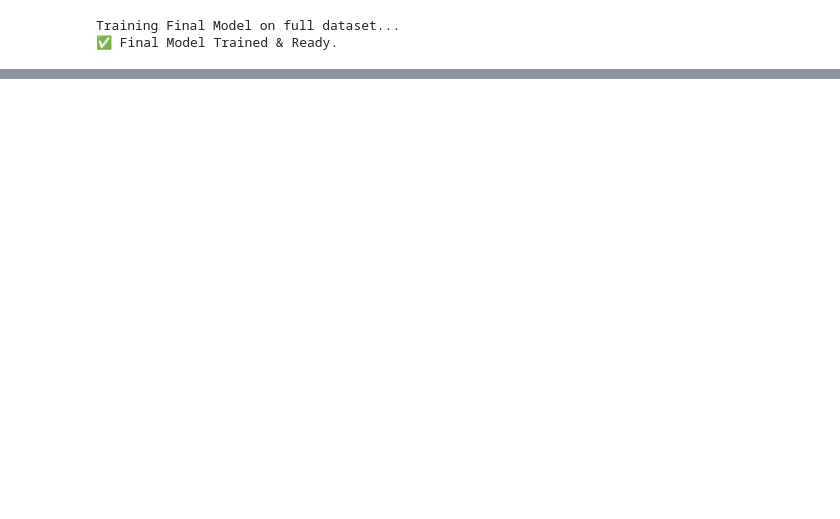
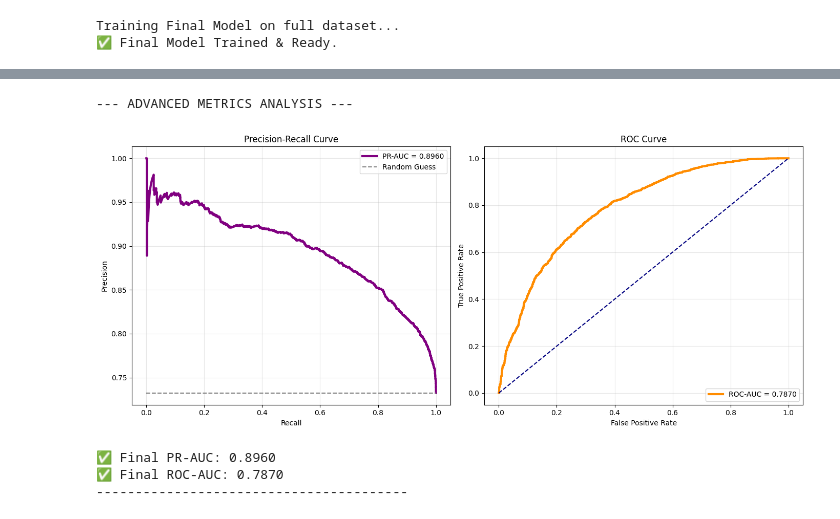
Before and after one commit to NovyQuant/Retention-Analysis-Churn-Risk-Scoring-System, a Jupyter notebook: Retention-Analysis.ipynb, the cells around one changed output, grey strips where cells are left out. Cells and saved outputs as stored; diff of their text form; code cells hidden in the pictures; blank space fills up the shorter version.

Commit message:
i've added ROC, PR curve and created the requierements.txt file

```diff
--- a/Retention-Analysis.ipynb
+++ b/Retention-Analysis.ipynb
@@ -303,6 +300,55 @@ Classification Report:
    macro avg       0.70      0.71      0.70      5656
 weighted avg       0.77      0.76      0.76      5656
 [figure]
+# %%
+# STEP 5b: Advanced Model Evaluation (PR-AUC & ROC-AUC)
+
+print("--- ADVANCED METRICS ANALYSIS ---\n")
+
+# 1. Get Probabilities
+y_probs = final_model.predict_proba(X_test)[:, 1]
+
+# 2. Calculate Precision-Recall Curve (Crucial for Imbalanced Data)
+precision, recall, _ = precision_recall_curve(y_test, y_probs)
+pr_auc = auc(recall, precision)
+
+# 3. Calculate ROC Curve (Standard Metric)
+fpr, tpr, _ = roc_curve(y_test, y_probs)
+roc_auc = roc_auc_score(y_test, y_probs)
+
+# 4. Plotting
+fig, (ax1, ax2) = plt.subplots(1, 2, figsize=(14, 6))
+
+# Plot PR Curve
+ax1.plot(recall, precision, label=f'PR-AUC = {pr_auc:.4f}', color='purple', linewidth=3)
+ax1.plot([0, 1], [y_test.mean(), y_test.mean()], linestyle='--', label='Random Guess', color='gray')
+ax1.set_xlabel('Recall')
+ax1.set_ylabel('Precision')
+ax1.set_title('Precision-Recall Curve')
+ax1.legend(loc='best')
+ax1.grid(True, alpha=0.3)
+
+# Plot ROC Curve
+ax2.plot(fpr, tpr, label=f'ROC-AUC = {roc_auc:.4f}', color='darkorange', linewidth=3)
+ax2.plot([0, 1], [0, 1], linestyle='--', color='navy')
+ax2.set_xlabel('False Positive Rate')
+ax2.set_ylabel('True Positive Rate')
+ax2.set_title('ROC Curve')
+ax2.legend(loc='lower right')
+ax2.grid(True, alpha=0.3)
+
+plt.tight_layout()
+plt.show()
+
+print(f"✅ Final PR-AUC: {pr_auc:.4f} ")
+print(f"✅ Final ROC-AUC: {roc_auc:.4f}")
+print("-" * 40)
+# %% [output]
+--- ADVANCED METRICS ANALYSIS ---
+[figure, added]
+✅ Final PR-AUC: 0.8960
+✅ Final ROC-AUC: 0.7870
+----------------------------------------
 # %%
 # STEP 6: Feature Importance Analysis (Fixed for Seaborn warning)
 
```
Also changed, not shown: parts of 7 cells of this notebook, 1 other file.
